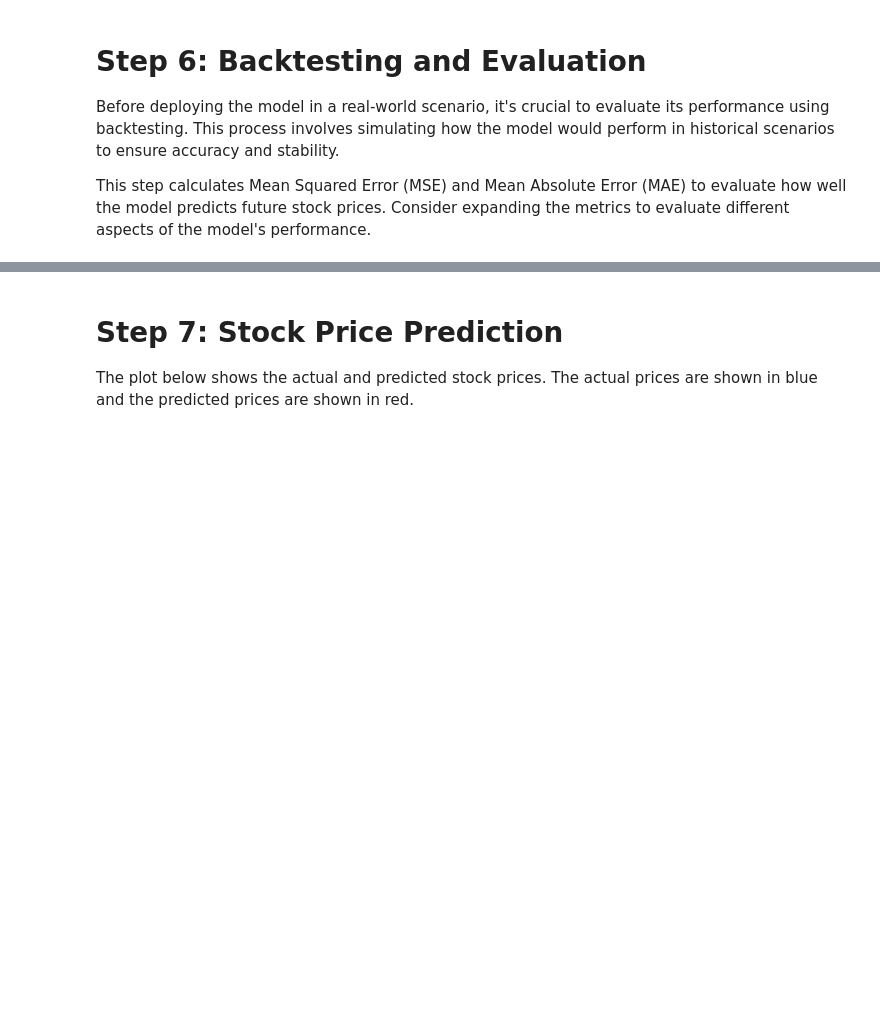
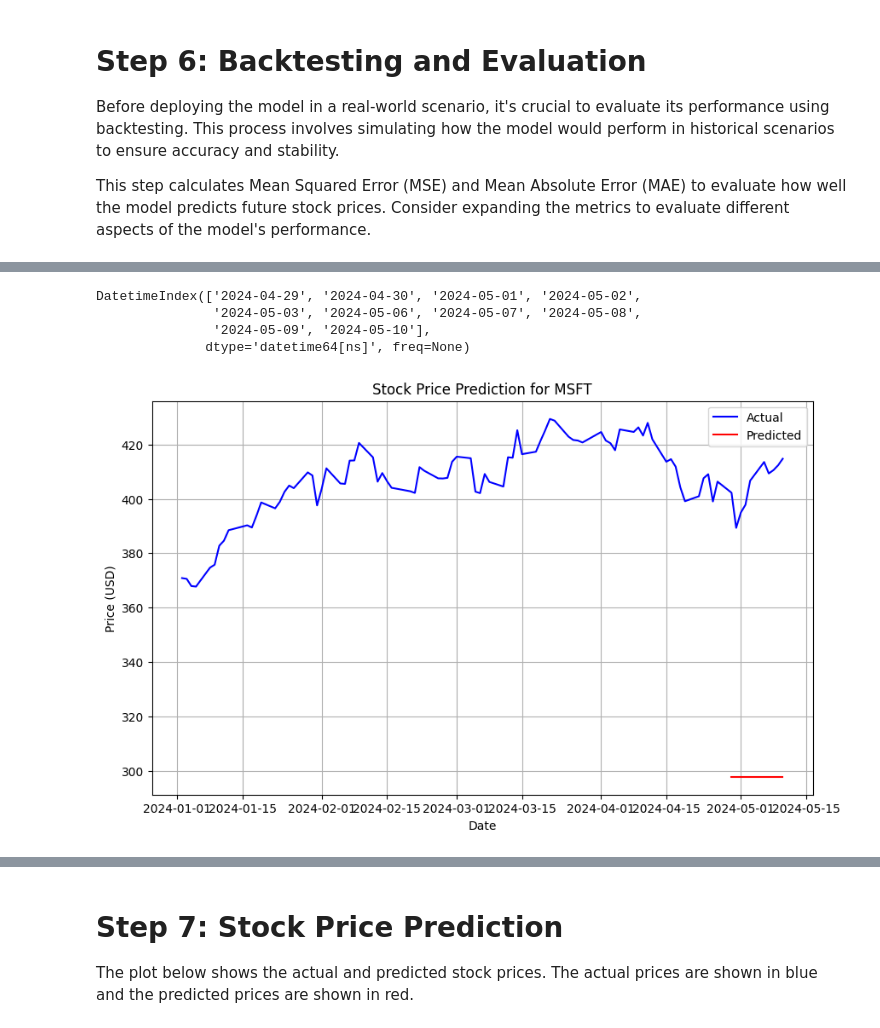
Before and after one commit to reioskr/stocksAI, a Jupyter notebook: sandbox.ipynb, the cells around one changed output, grey strips where cells are left out. Drawn from its saved outputs; the diff is of its cells as text; code cells hidden in the pictures; blank space fills up the shorter version.

```diff
--- a/sandbox.ipynb
+++ b/sandbox.ipynb
@@ -281,0 +412,46 @@ This step calculates Mean Squared Error (MSE) and Mean Absolute Error (MAE) to e
+# %%
+import matplotlib.pyplot as plt
+# Create a new figure
+plt.figure(figsize=(10, 6))
+
+
+# Plot the actual values
+plt.plot(filtered_data.index[-days_to_predict*10:], filtered_data["close"].tail(days_to_predict*10), color='blue', label='Actual')
+
+# Plot the predicted values
+plt.plot(filtered_data_predict.index[-days_to_predict:], filtered_data_predict["close"].tail(days_to_predict), color='red', label='Predicted')
+
+print(recent_data.index[-days_to_predict:])
+
+# Get the sentiment values corresponding to the targets
+sentiments = merged_data['Article sentiment']
+
+## Plot the sentiment values as colored dots on the actual values
+#for i in range(len(sentiments)):
+#    if sentiments[i] == 1:
+#        plt.scatter(dates[i], merged_data.values[i], color='green')
+#    elif sentiments[i] == -1:
+#        plt.scatter(dates[i], merged_data.values[i], color='red')
+#    else:
+#        #plt.scatter(dates[i], merged_data.values[i], color='gray')
+#        pass
+
+# Set the plot title and labels
+plt.title(f'Stock Price Prediction for {TICKER}')
+plt.xlabel('Date')
+plt.ylabel('Price (USD)')
+
+# Show legend
+plt.legend()
+
+# Add grid
+plt.grid(True)
+
+# Show the plot
+plt.show()
+# %% [output]
+DatetimeIndex(['2024-04-29', '2024-04-30', '2024-05-01', '2024-05-02',
+               '2024-05-03', '2024-05-06', '2024-05-07', '2024-05-08',
+               '2024-05-09', '2024-05-10'],
+              dtype='datetime64[ns]', freq=None)
+[figure, added]
```
Also changed, not shown: parts of 19 cells of this notebook.
